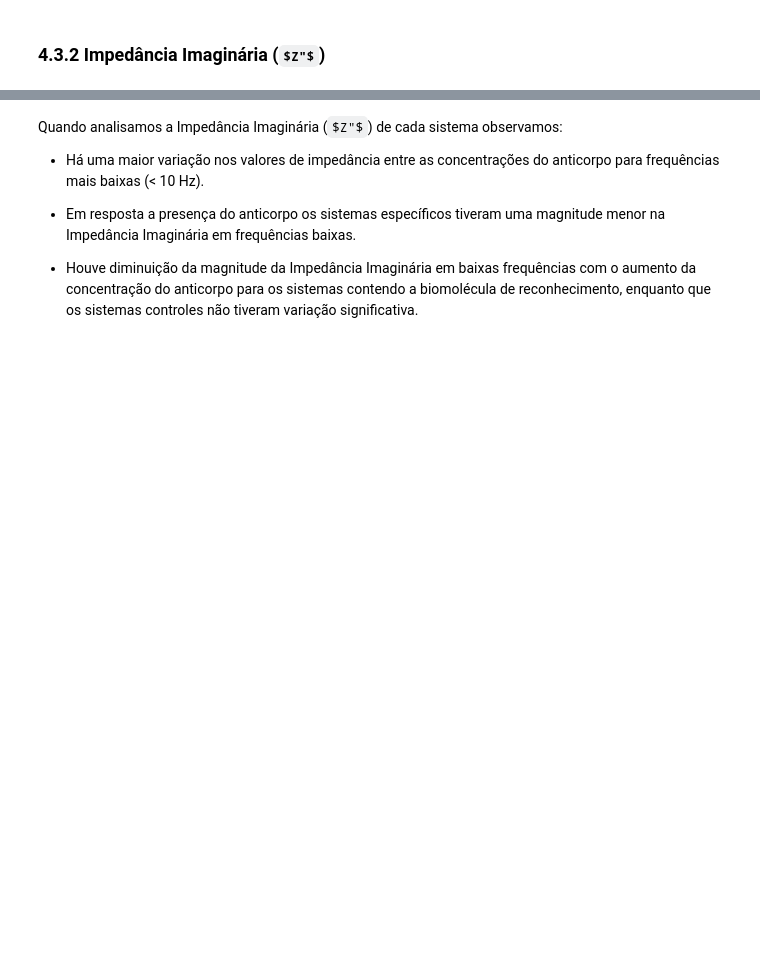
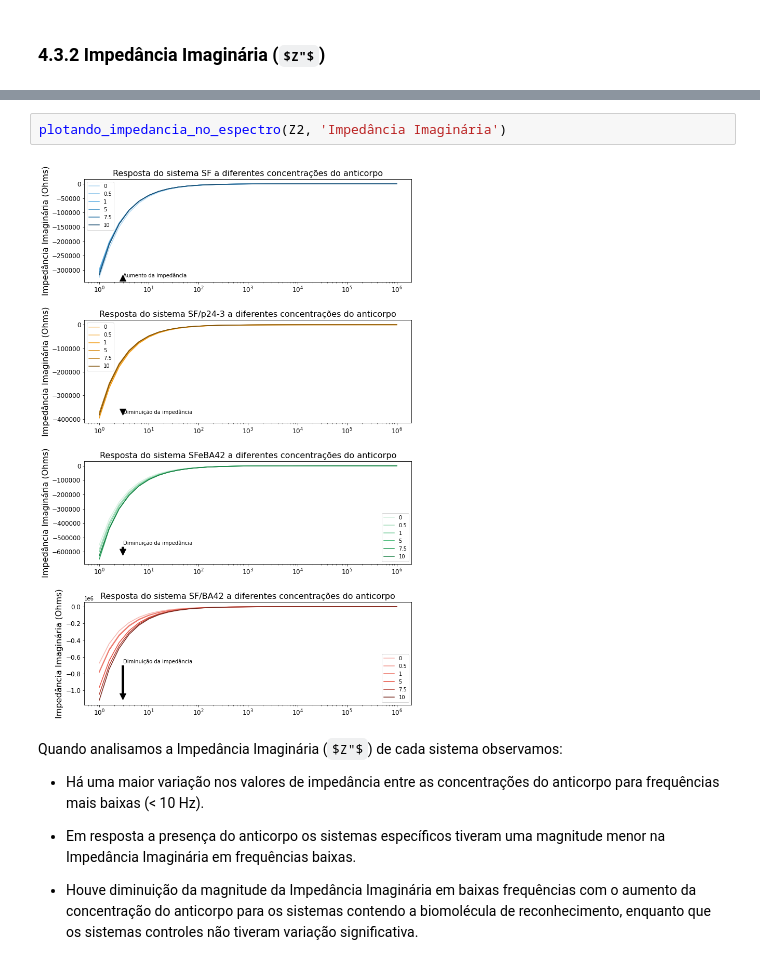
Before and after one commit to alyyokomichi/Impedance_Biosensor, a Jupyter notebook: Impedance_Biosensor.ipynb, the cells around one changed output, grey strips where cells are left out. Cells and saved outputs as stored; diff of their text form; some formulas as TeX source; blank space fills up the shorter version.

```diff
--- a/Impedance_Biosensor.ipynb
+++ b/Impedance_Biosensor.ipynb
@@ -273,3 +171,7 @@ plt.show()
+# %%
+plotando_impedancia_no_espectro(Z2, 'Impedância Imaginária')
+# %% [output]
+[figure, added]
 # %% [markdown]
 Quando analisamos a Impedância Imaginária ($Z"$) de cada sistema observamos:
 
```
Also changed, not shown: parts of 6 cells of this notebook.
